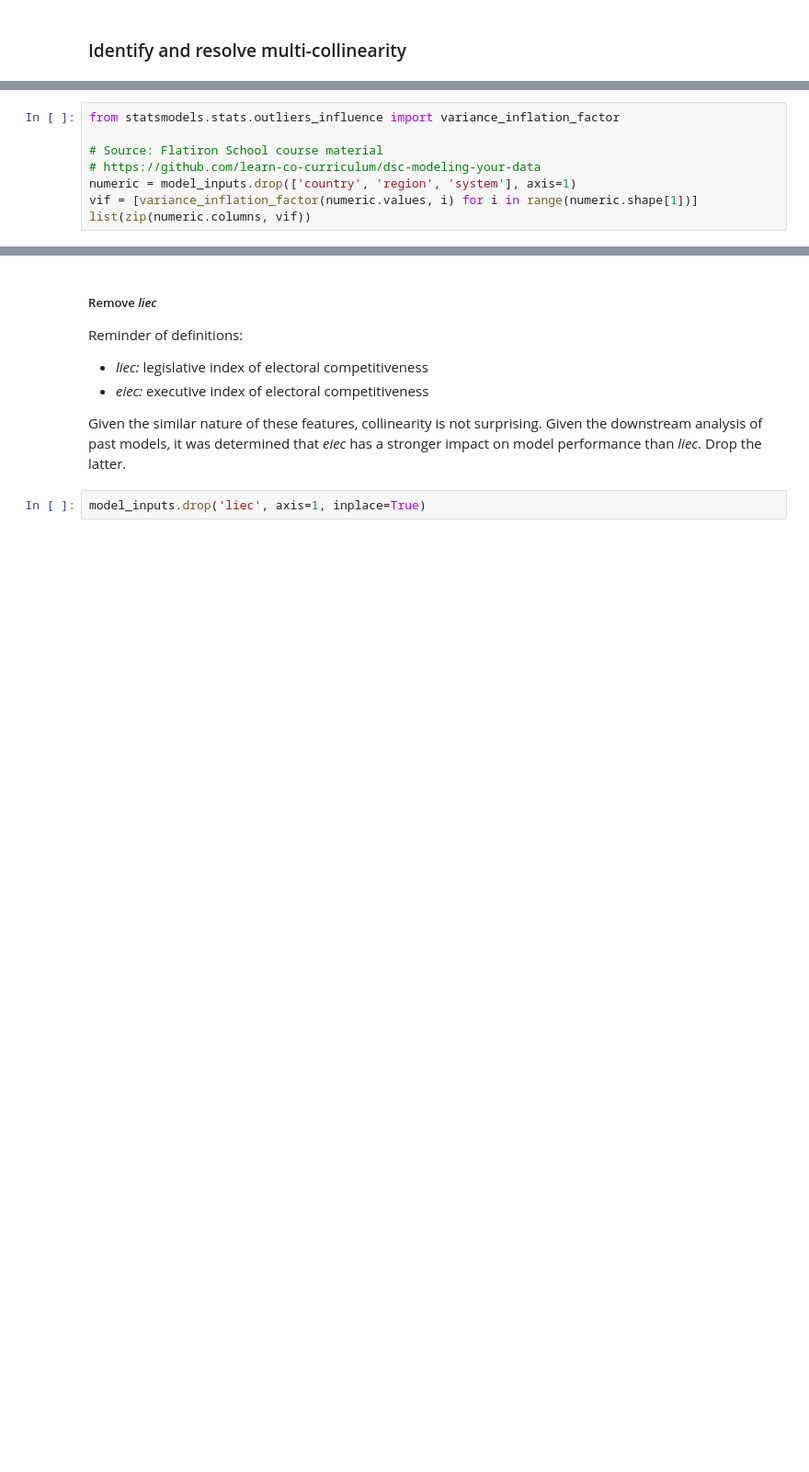
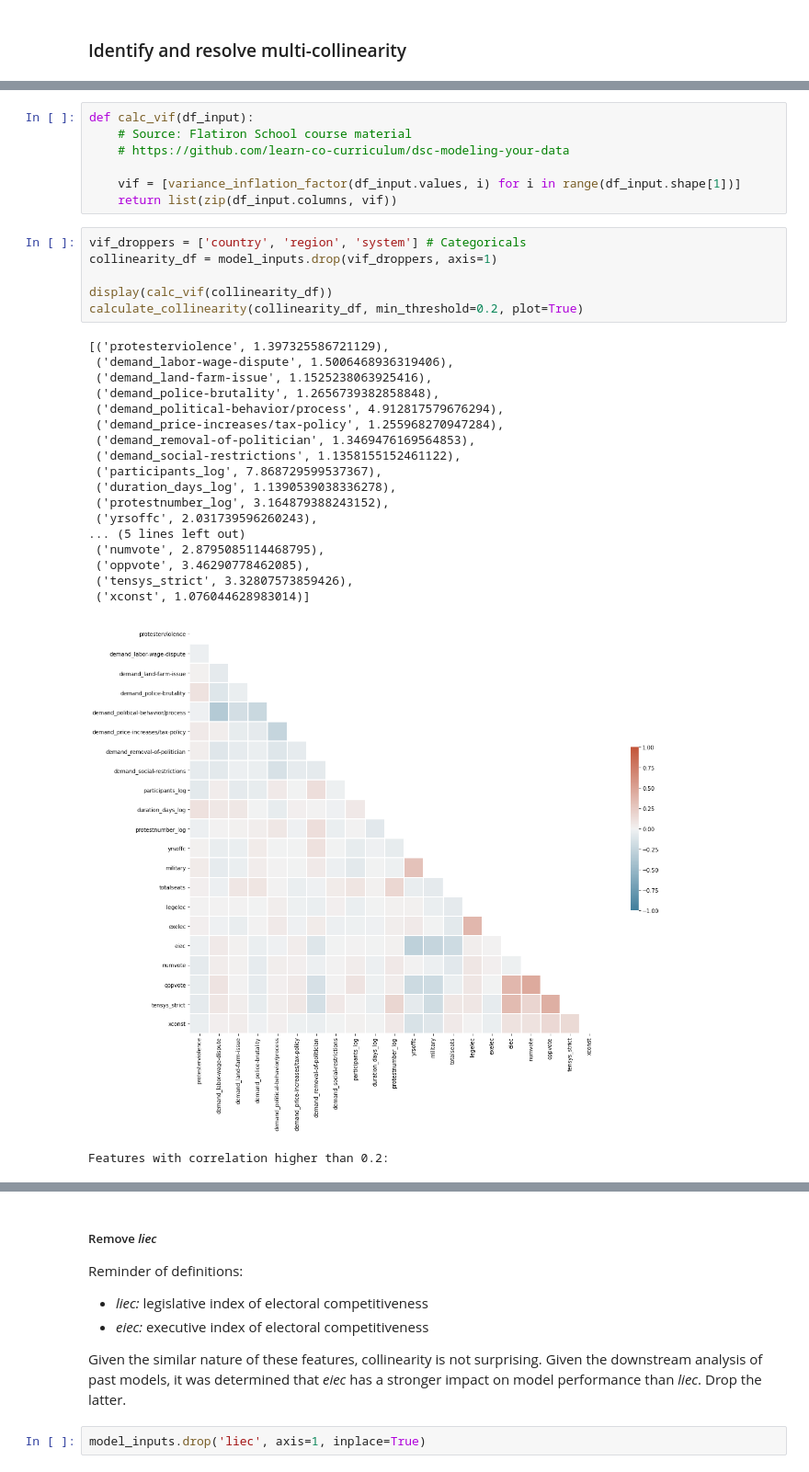
Before and after one commit to sethnlewis/Predicting-Political-Revolutions, a Jupyter notebook: notebooks/MODEL.ipynb, the cells around one changed output, grey strips where cells are left out. Shown at 92% size. Saved outputs shown, nothing was run; the diff lists cells and outputs as text; blank space fills up the shorter version.

```diff
--- a/notebooks/MODEL.ipynb
+++ b/notebooks/MODEL.ipynb
@@ -266,8 +287,33 @@ Note the correlation between *liec* and *eiec* in the above heatmap is the highe
 # %%
-from statsmodels.stats.outliers_influence import variance_inflation_factor
+def calc_vif(df_input):
+    # Source: Flatiron School course material
+    # https://github.com/learn-co-curriculum/dsc-modeling-your-data
 
-# Source: Flatiron School course material
-# https://github.com/learn-co-curriculum/dsc-modeling-your-data
-numeric = model_inputs.drop(['country', 'region', 'system'], axis=1)
-vif = [variance_inflation_factor(numeric.values, i) for i in range(numeric.shape[1])]
-list(zip(numeric.columns, vif))
+    vif = [variance_inflation_factor(df_input.values, i) for i in range(df_input.shape[1])]
+    return list(zip(df_input.columns, vif))
+# %%
+vif_droppers = ['country', 'region', 'system'] # Categoricals
+collinearity_df = model_inputs.drop(vif_droppers, axis=1)
+
+display(calc_vif(collinearity_df))
+calculate_collinearity(collinearity_df, min_threshold=0.2, plot=True)
+# %% [output]
+[('protesterviolence', 1.397325586721129),
+ ('demand_labor-wage-dispute', 1.5006468936319406),
+ ('demand_land-farm-issue', 1.1525238063925416),
+ ('demand_police-brutality', 1.2656739382858848),
+ ('demand_political-behavior/process', 4.912817579676294),
+ ('demand_price-increases/tax-policy', 1.255968270947284),
+ ('demand_removal-of-politician', 1.3469476169564853),
+ ('demand_social-restrictions', 1.1358155152461122),
+ ('participants_log', 7.868729599537367),
+ ('duration_days_log', 1.1390539038336278),
+ ('protestnumber_log', 3.164879388243152),
+ ('yrsoffc', 2.031739596260243),
+... (5 lines left out)
+ ('numvote', 2.8795085114468795),
+ ('oppvote', 3.46290778462085),
+ ('tensys_strict', 3.32807573859426),
+ ('xconst', 1.076044628983014)]
+[figure, added]
+Features with correlation higher than 0.2:
```
Also changed, not shown: parts of 10 cells of this notebook, 4 other files.
